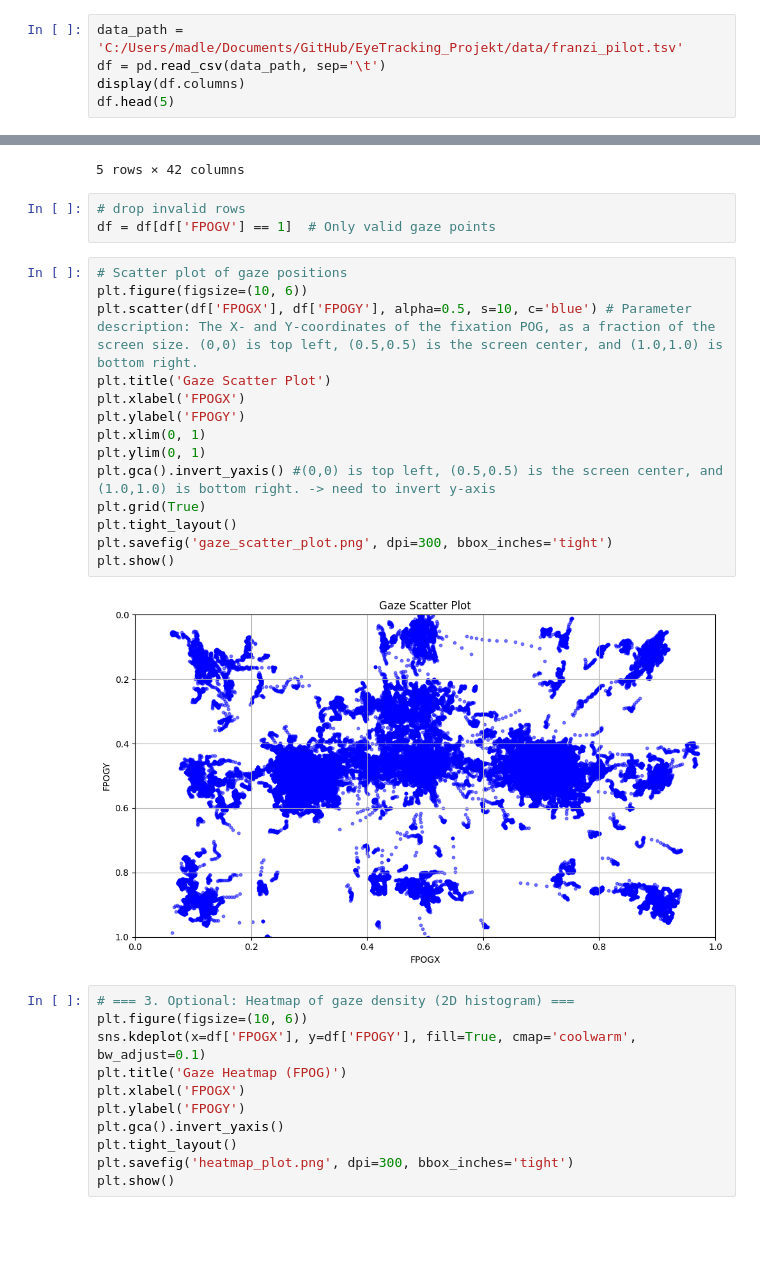
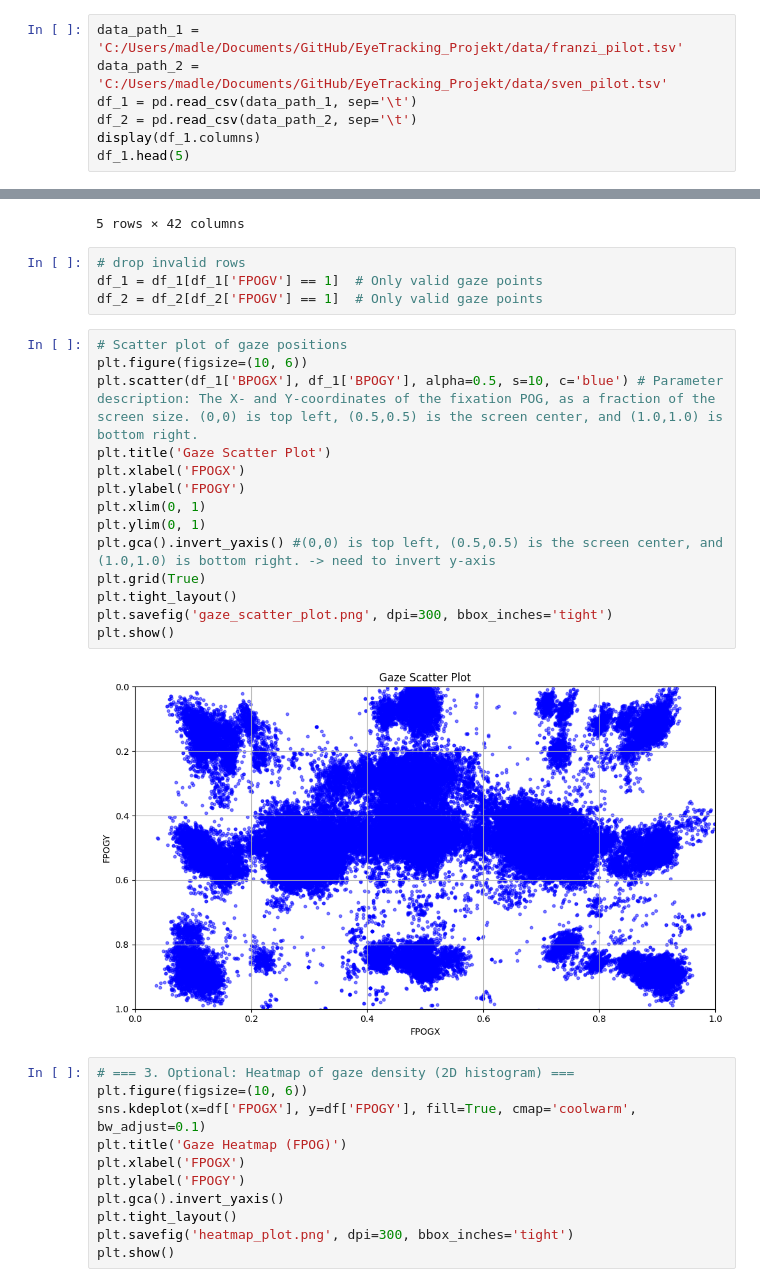
Before and after one commit to MadlenBartsch/EyeTracking_Projekt, a Jupyter notebook: scripts/visulaization.ipynb, the cells around one changed output, grey strips where cells are left out. Cells and saved outputs as stored; diff of their text form; blank space fills up the shorter version.

```diff
--- a/scripts/visulaization.ipynb
+++ b/scripts/visulaization.ipynb
@@ -4,10 +4,12 @@ import pandas as pd
 import matplotlib.pyplot as plt
 import seaborn as sns
 # %%
-data_path = 'C:/Users/madle/Documents/GitHub/EyeTracking_Projekt/data/franzi_pilot.tsv'
-df = pd.read_csv(data_path, sep='\t')
-display(df.columns)
-df.head(5)
+data_path_1 = 'C:/Users/madle/Documents/GitHub/EyeTracking_Projekt/data/franzi_pilot.tsv'
+data_path_2 = 'C:/Users/madle/Documents/GitHub/EyeTracking_Projekt/data/sven_pilot.tsv'
+df_1 = pd.read_csv(data_path_1, sep='\t')
+df_2 = pd.read_csv(data_path_2, sep='\t')
+display(df_1.columns)
+df_1.head(5)
 # %% [output]
 Index(['CNT', 'TIME', 'TIME_TICK', 'FPOGX', 'FPOGY', 'FPOGS', 'FPOGD',
        'FPOGID', 'FPOGV', 'LPOGX', 'LPOGY', 'LPOGV', 'RPOGX', 'RPOGY', 'RPOGV',
@@ -25,23 +27,24 @@ Index(['CNT', 'TIME', 'TIME_TICK', 'FPOGX', 'FPOGY', 'FPOGS', 'FPOGD',
 5 rows × 42 columns
 # %%
 # drop invalid rows
-df = df[df['FPOGV'] == 1]  # Only valid gaze points
+df_1 = df_1[df_1['FPOGV'] == 1]  # Only valid gaze points
+df_2 = df_2[df_2['FPOGV'] == 1]  # Only valid gaze points
 # %%
 # Scatter plot of gaze positions
 plt.figure(figsize=(10, 6))
-plt.scatter(df['FPOGX'], df['FPOGY'], alpha=0.5, s=10, c='blue') # Parameter description: The X- and Y-coordinates of the fixation POG, as a fraction of the screen size. (0,0) is top left, (0.5,0.5) is the screen center, and (1.0,1.0) is bottom right.
+plt.scatter(df_1['BPOGX'], df_1['BPOGY'], alpha=0.5, s=10, c='blue') # Parameter description: The X- and Y-coordinates of the fixation POG, as a fraction of the screen size. (0,0) is top left, (0.5,0.5) is the screen center, and (1.0,1.0) is bottom right.
 plt.title('Gaze Scatter Plot')
 plt.xlabel('FPOGX')
 plt.ylabel('FPOGY')
 plt.xlim(0, 1)
 plt.ylim(0, 1)
 plt.gca().invert_yaxis() #(0,0) is top left, (0.5,0.5) is the screen center, and (1.0,1.0) is bottom right. -> need to invert y-axis
 plt.grid(True)
 plt.tight_layout()
 plt.savefig('gaze_scatter_plot.png', dpi=300, bbox_inches='tight')
 plt.show()
 # %% [output]
-[figure, old version]
+[figure, new version]
 # %%
 # === 3. Optional: Heatmap of gaze density (2D histogram) ===
 plt.figure(figsize=(10, 6))
```
Also changed, not shown: parts of 7 cells of this notebook.
